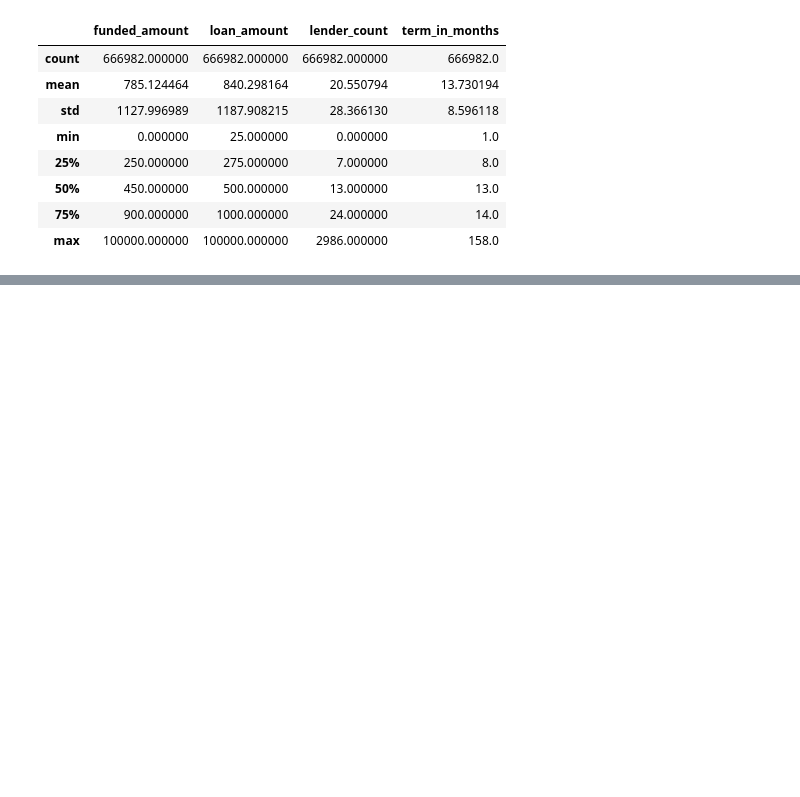
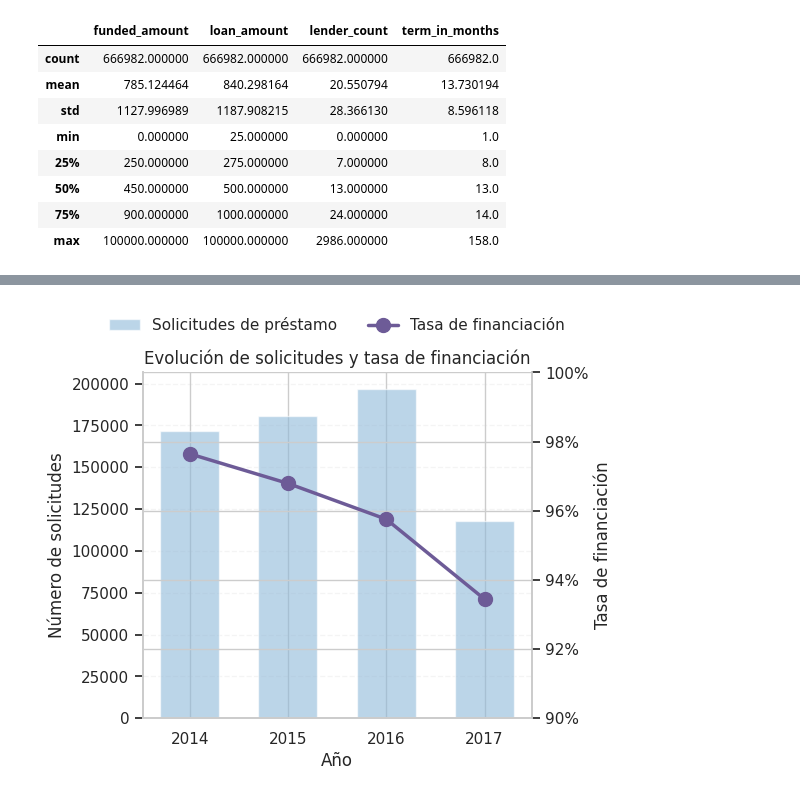
Before and after one commit to Bootcamp-DA-P2/proyecto2-procesamiento-y-limpieza-de-datos-python, a Jupyter notebook: data_cleaning_kiva.ipynb, the cells around one changed output, grey strips where cells are left out. Saved outputs shown, nothing was run; the diff lists cells and outputs as text; code cells hidden in the pictures; blank space fills up the shorter version.

```diff
--- a/data_cleaning_kiva.ipynb
+++ b/data_cleaning_kiva.ipynb
@@ -941,0 +1113,71 @@ Dado que estos valores representan casos reales dentro del dominio del problema,
+# %%
+# Solicitudes por año
+year_requests = df_kiva['year'].value_counts().sort_index()
+
+# Tasa de financiación
+df_kiva['funding_ratio'] = df_kiva['funded_amount'] / df_kiva['loan_amount']
+year_funding = df_kiva.groupby('year')['funding_ratio'].mean()
+# %%
+fig, ax1 = plt.subplots(figsize=(6,5))
+
+bar_color = "#8FB9D9"
+line_color = "#6D5B97"
+
+# Barras → solicitudes
+bars = ax1.bar(year_requests.index,
+               year_requests.values,
+               width=0.6,
+               alpha=0.6,
+               color=bar_color,
+               label='Solicitudes de préstamo')
+
+ax1.set_ylabel('Número de solicitudes')
+ax1.set_xlabel('Año')
+
+# Línea → tasa de financiación
+ax2 = ax1.twinx()
+line, = ax2.plot(year_funding.index,
+                 year_funding.values,
+                 marker='o',
+                 markersize=10,
+                 linewidth=2.5,
+                 color=line_color,
+                 label='Tasa de financiación')
+
+ax2.set_ylabel('Tasa de financiación')
+
+# Escala coherente
+ax2.set_ylim(0.9, 1.0)
+
+# Formato porcentaje
+ax2.yaxis.set_major_formatter(
+    plt.FuncFormatter(lambda y, _: f'{y*100:.0f}%')
+)
+
+# Título
+plt.title('Evolución de solicitudes y tasa de financiación')
+
+# Ejes
+plt.xticks(year_requests.index)
+
+# Grid suave
+ax1.grid(axis='y', linestyle='--', alpha=0.2)
+
+# Estética limpia
+ax1.spines['top'].set_visible(False)
+ax2.spines['top'].set_visible(False)
+
+# Leyenda arriba del gráfico
+ax1.legend(handles=[bars, line],
+           loc='upper center',
+           bbox_to_anchor=(0.5, 1.20),
+           ncol=2,
+           frameon=False)
+
+# Ajuste de espacio superior
+plt.subplots_adjust(top=0.85)
+
+plt.tight_layout()
+plt.show()
+# %% [output]
+[figure, added]
```
Also changed, not shown: parts of 54 cells of this notebook.
